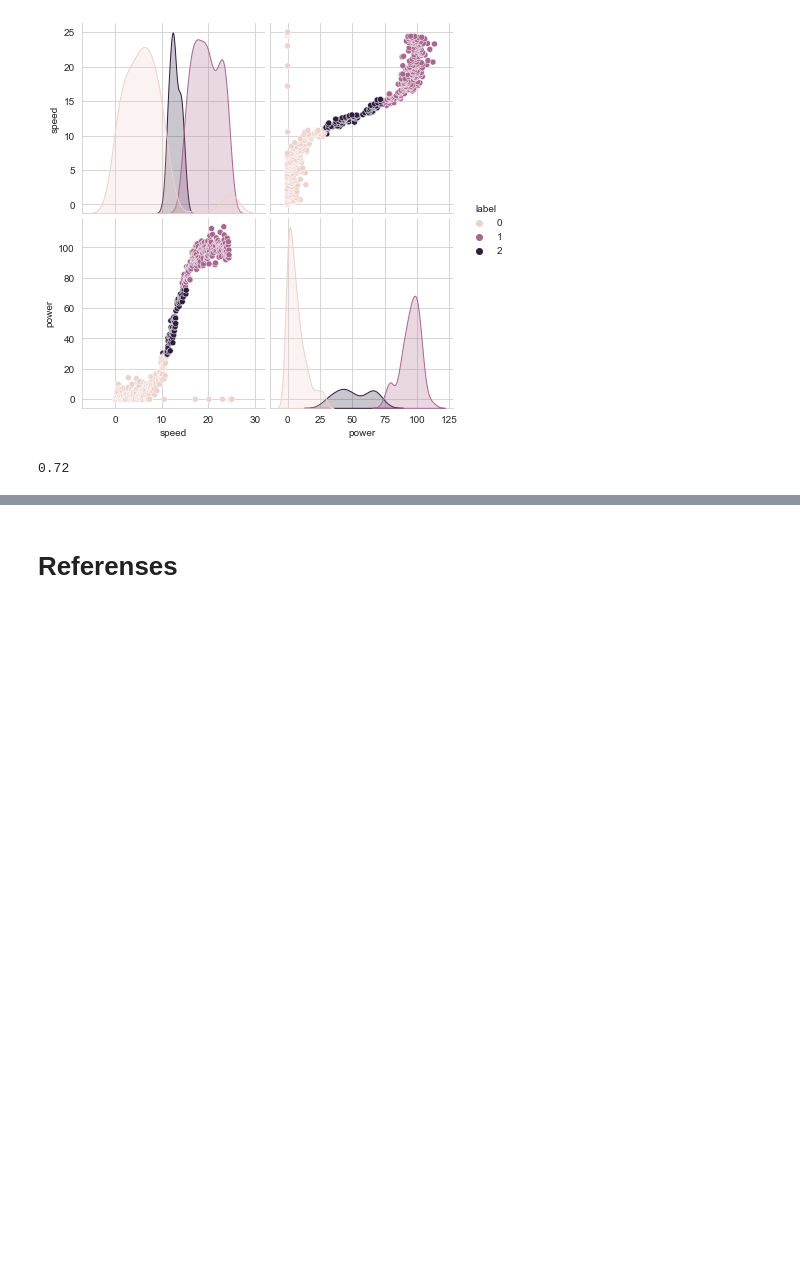
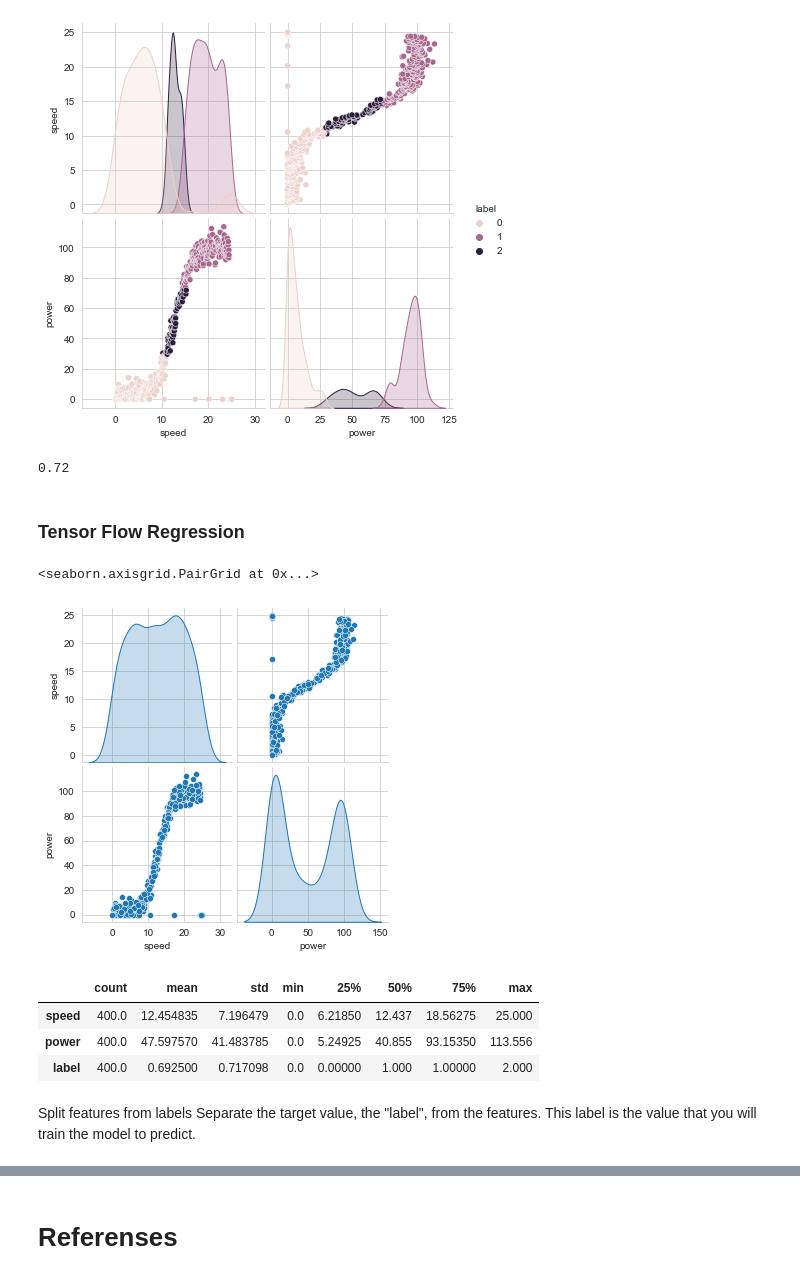
Before and after one commit to neadie/machine_learning_and_stats_project, a Jupyter notebook: MachineLearningAndStatsProject.ipynb, the cells around one changed output, grey strips where cells are left out. Drawn from its saved outputs; the diff is of its cells as text; code cells hidden in the pictures; blank space fills up the shorter version.

Commit message:
more content on tensorflow section of the project

```diff
--- a/MachineLearningAndStatsProject.ipynb
+++ b/MachineLearningAndStatsProject.ipynb
@@ -276,3 +288,8 @@ kmeans_silhouette = silhouette_score(df, kmeans.labels_).round(2)
 kmeans_silhouette
 # %% [output]
 0.72
+# %% [markdown]
+### Tensor Flow Regression
+# %%
+train_dataset = df.sample(frac=0.8, random_state=0)
+test_dataset = df.drop(train_dataset.index)
@@ -278,0 +301,15 @@ kmeans_silhouette
+# %%
+sns.pairplot(train_dataset[['speed', 'power']], diag_kind='kde')
+# %% [output]
+<seaborn.axisgrid.PairGrid at 0x...>
+[figure, added]
+# %%
+train_dataset.describe().transpose()
+# %% [output]
+|  | count | mean | std | min | 25% | 50% | 75% | max |
+| speed | 400.0 | 12.454835 | 7.196479 | 0.0 | 6.21850 | 12.437 | 18.56275 | 25.000 |
+| power | 400.0 | 47.597570 | 41.483785 | 0.0 | 5.24925 | 40.855 | 93.15350 | 113.556 |
+| label | 400.0 | 0.692500 | 0.717098 | 0.0 | 0.00000 | 1.000 | 1.00000 | 2.000 |
+# %% [markdown]
+Split features from labels
+Separate the target value, the "label", from the features. This label is the value that you will train the model to predict.
```
Also changed, not shown: parts of 20 cells of this notebook, 1 other file.
